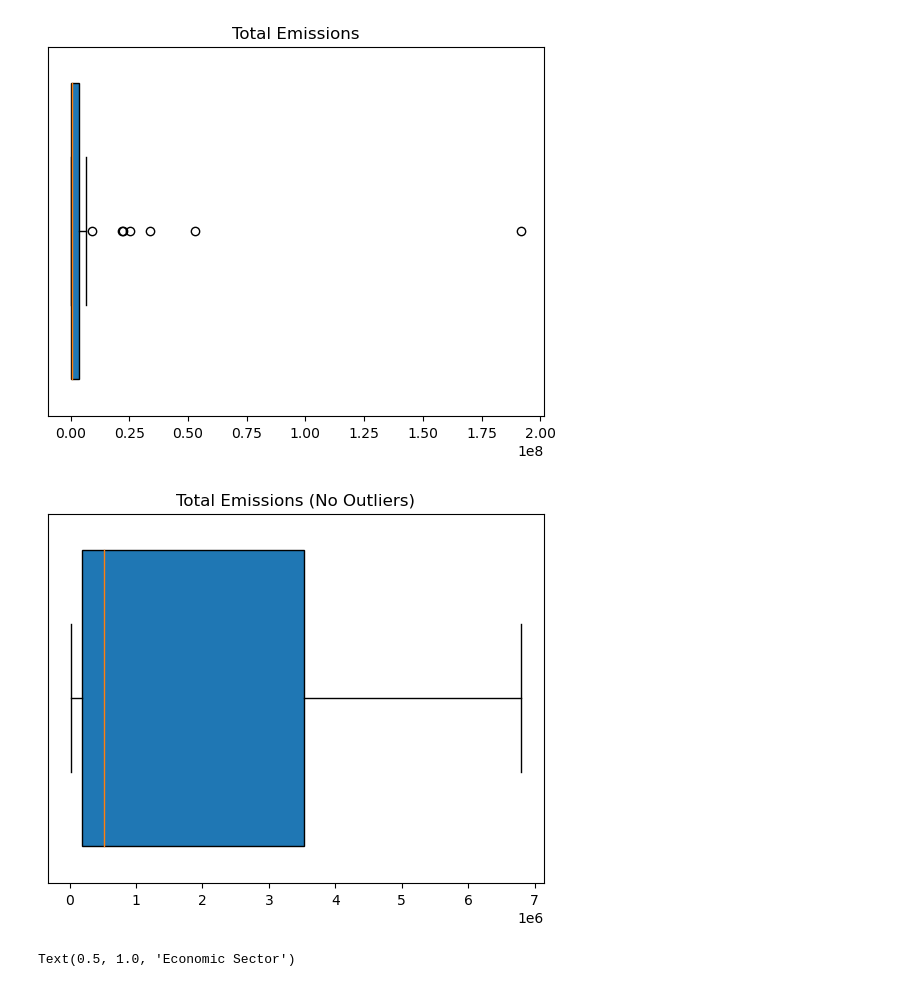
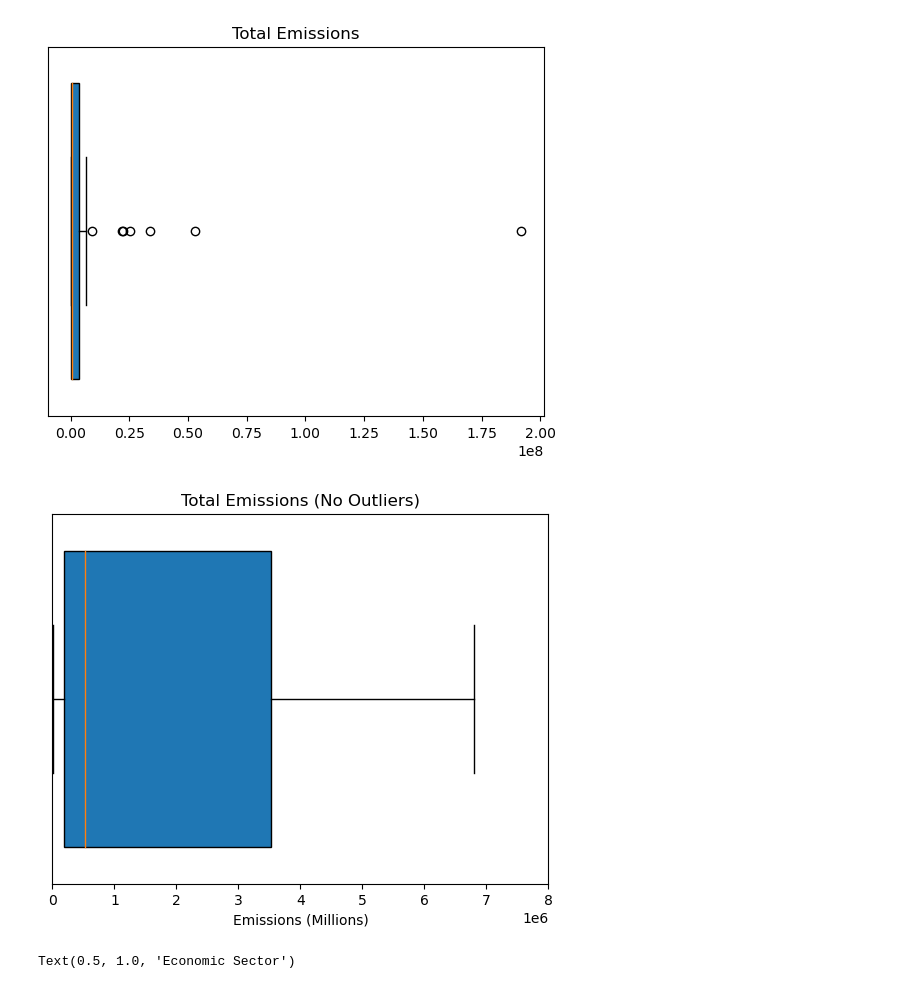
Before and after one commit to joshfeld2928/Corporate-Environmental-Impact, a Jupyter notebook: corpEnviroFin.ipynb, the cells around one changed output. Drawn from its saved outputs; the diff is of its cells as text; code cells hidden in the pictures.

```diff
--- a/corpEnviroFin.ipynb
+++ b/corpEnviroFin.ipynb
@@ -170,16 +174,18 @@ plt.show()
 # %%
 #Total Emissions with no outliers boxplot
 
 plt.boxplot(df['Total emissions'],vert=False,widths=.8,sym='',patch_artist=True)
 
-#FIX OR LABEL SCALE?
-
 plt.yticks([])
 plt.title('Total Emissions (No Outliers)')
 
+plt.xlim(0,8*10**6)
+
+plt.xlabel('Emissions (Millions)')
+
 plt.show()
 # %% [output]
-[figure, old version]
+[figure, new version]
 # %%
 #Economic sector barplot
 
```
Also changed, not shown: parts of 8 cells of this notebook.
